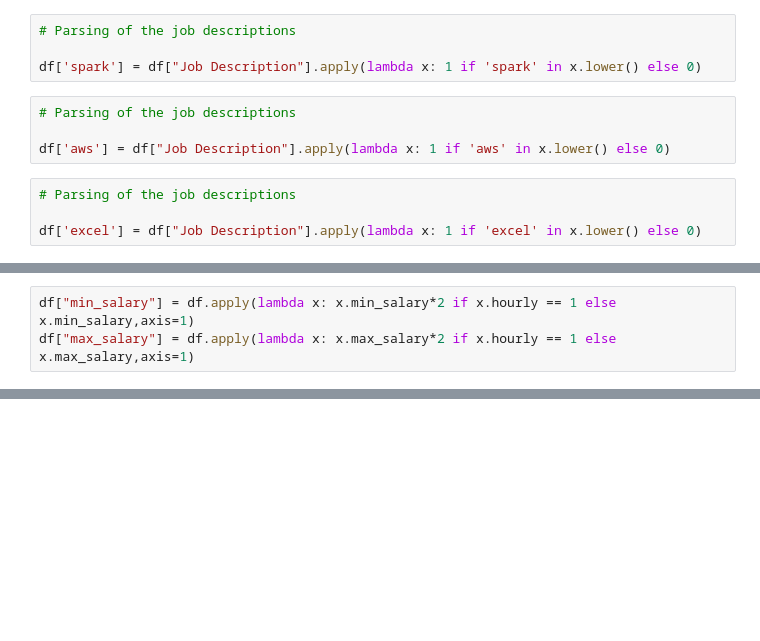
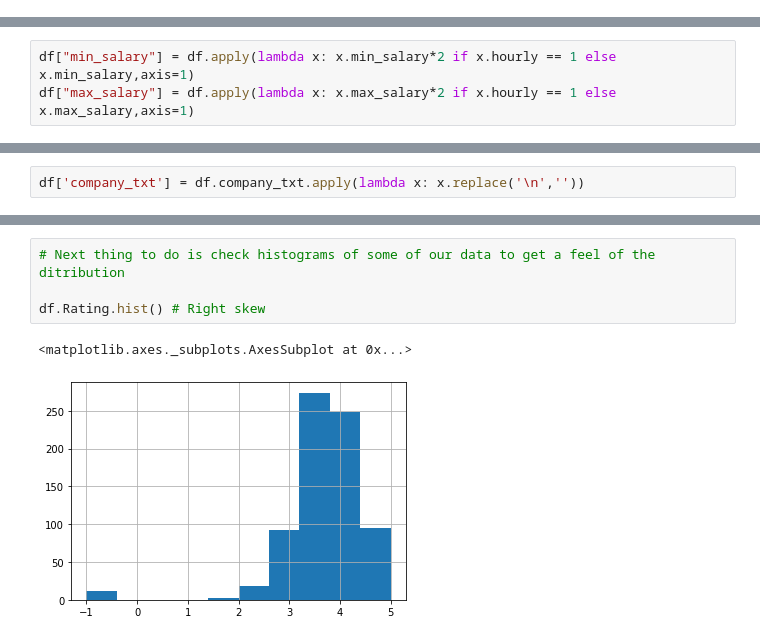
Before and after one commit to OisinB-2814/ds_sal_pred, a Jupyter notebook: data_cleaning.ipynb, the cells around one changed output, grey strips where cells are left out. Cells and saved outputs as stored; diff of their text form; blank space fills up the shorter version.

```diff
--- a/data_cleaning.ipynb
+++ b/data_cleaning.ipynb
@@ -253,12 +26,0 @@ Name: r, dtype: int64
-# %%
-# Parsing of the job descriptions
-
-df['spark'] = df["Job Description"].apply(lambda x: 1 if 'spark' in x.lower() else 0)
-# %%
-# Parsing of the job descriptions
-
-df['aws'] = df["Job Description"].apply(lambda x: 1 if 'aws' in x.lower() else 0)
-# %%
-# Parsing of the job descriptions
-
-df['excel'] = df["Job Description"].apply(lambda x: 1 if 'excel' in x.lower() else 0)
@@ -351,0 +154,2 @@ pd.read_csv('salary_data_cleaned.csv')
+# %%
+df['company_txt'] = df.company_txt.apply(lambda x: x.replace('\n',''))
@@ -351,0 +201,7 @@ pd.read_csv('salary_data_cleaned.csv')
+# %%
+# Next thing to do is check histograms of some of our data to get a feel of the ditribution
+
+df.Rating.hist() # Right skew
+# %% [output]
+<matplotlib.axes._subplots.AxesSubplot at 0x...>
+[figure, added]
```
Also changed, not shown: parts of 71 cells of this notebook, 4 other files.
